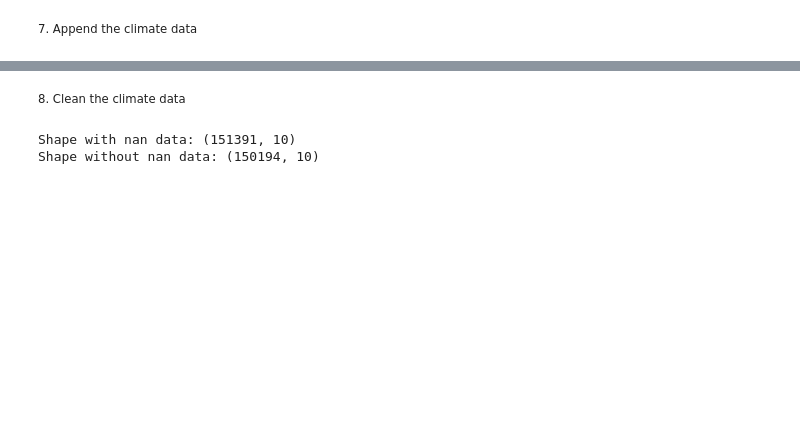
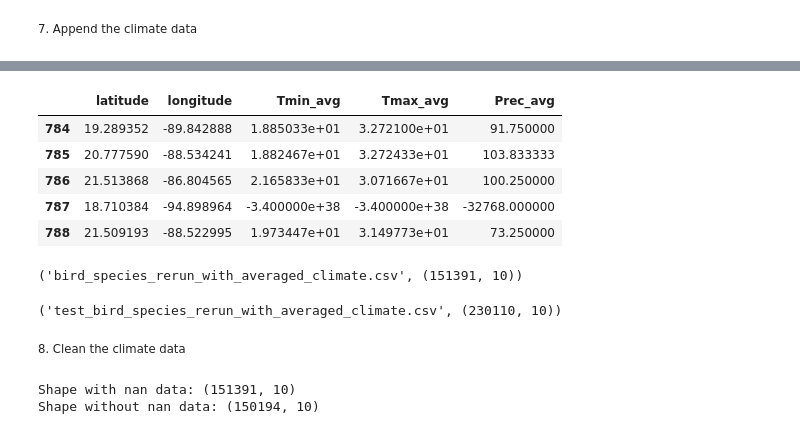
Before and after one commit to hayamikkawi/SpeciesPrediction, a Jupyter notebook: species.miniproc.ipynb, the cells around one changed output, grey strips where cells are left out. Saved outputs shown, nothing was run; the diff lists cells and outputs as text; code cells hidden in the pictures; blank space fills up the shorter version.

```diff
--- a/species.miniproc.ipynb
+++ b/species.miniproc.ipynb
@@ -104 +213,26 @@ df.head()
+# %%
+test_df["Tmin_avg"] = test_tmin_avg
+test_df["Tmax_avg"] = test_tmax_avg
+test_df["Prec_avg"] = test_prec_avg
+
+test_df[["latitude","longitude","Tmin_avg","Tmax_avg","Prec_avg"]].head()
+# %% [output]
+|  | latitude | longitude | Tmin_avg | Tmax_avg | Prec_avg |
+| 784 | 19.289352 | -89.842888 | 1.885033e+01 | 3.272100e+01 | 91.750000 |
+| 785 | 20.777590 | -88.534241 | 1.882467e+01 | 3.272433e+01 | 103.833333 |
+| 786 | 21.513868 | -86.804565 | 2.165833e+01 | 3.071667e+01 | 100.250000 |
+| 787 | 18.710384 | -94.898964 | -3.400000e+38 | -3.400000e+38 | -32768.000000 |
+| 788 | 21.509193 | -88.522995 | 1.973447e+01 | 3.149773e+01 | 73.250000 |
+# %%
+out_path = "bird_species_rerun_with_averaged_climate.csv"
+df.to_csv(out_path, index=False)
+out_path, df.shape
+# %% [output]
+('bird_species_rerun_with_averaged_climate.csv', (151391, 10))
+# %%
+out_path = "test_bird_species_rerun_with_averaged_climate.csv"
+test_df.to_csv(out_path, index=False)
+out_path, test_df.shape
+# %% [output]
+('test_bird_species_rerun_with_averaged_climate.csv', (230110, 10))
 # %%
```
Also changed, not shown: parts of 40 cells of this notebook, 38 other files.
